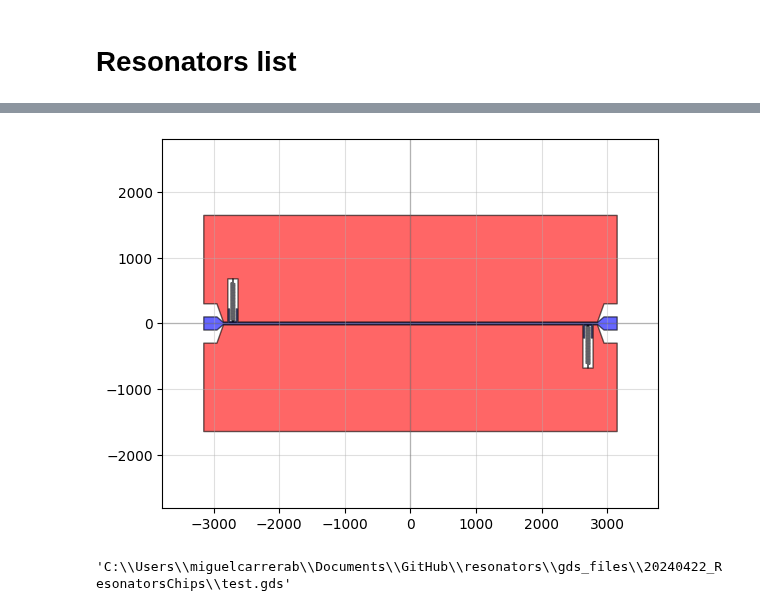
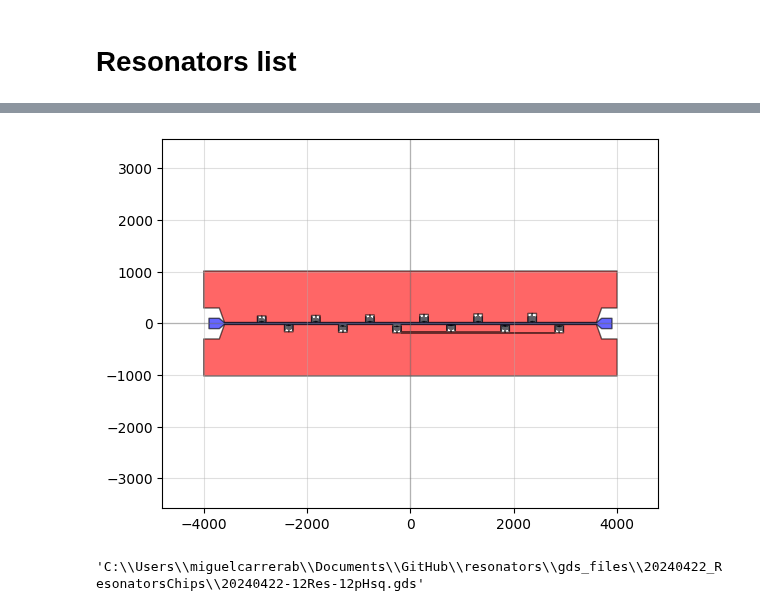
Before and after one commit to cbelo/resonators, a Jupyter notebook: 20240420-chips/design_chips.ipynb, the cells around one changed output, grey strips where cells are left out. Drawn from its saved outputs; the diff is of its cells as text; code cells hidden in the pictures.

Commit message:
new chips

```diff
--- a/20240420-chips/design_chips.ipynb
+++ b/20240420-chips/design_chips.ipynb
@@ -35,7 +35,7 @@ thickness_subs_Ge = [50e-9, 20e-9, 600e-9, 300e-9, 600e-6]
 # %%
 # 12pH/sq
 FeedlineWidth12 = 30
-FeedlineLength12  = 5700
+FeedlineLength12  = 7200
 FeedlineGap12 = 5
 FeedlineTaperLength12 =  100
 BondpadWidth12 =  200
@@ -104,49 +104,58 @@ Frequency of the feedline is 4.880979474744977 GHz
 # Resonators list
 # %%
 # 12pH/sq
-SeparationTlineResonator12 = 0
-NumberOfResonators12 = 2
+#Idea: 12 resonators, 6 on each side of the feedline
+#The six up have varying inductor length, the six down have varying SpacingCc
+SeparationTlineResonator12 = [0]*7 + [5,0,10,0,10]
+NumberOfResonators12 = 12
 
 #Resonator parameters
-CapacitorHorizontalLength12 = np.ones(NumberOfResonators12)*120
-CapacitorVerticalLength12 = np.ones(NumberOfResonators12)*200
-CapacitorWidth12 = np.ones(NumberOfResonators12)*15
+CapacitorHorizontalLength12 = np.ones(NumberOfResonators12)*150
+CapacitorVerticalLength12 = np.ones(NumberOfResonators12)*100
+CapacitorWidth12 = np.ones(NumberOfResonators12)*5
 
-NumberOfBends12 = np.ones(NumberOfResonators12, dtype=int)*50
-InductorVerticalLength12 = np.ones(NumberOfResonators12)*11
-InductorHorizontalLength12 = np.ones(NumberOfResonators12)*50
+NumberOfBends12 = np.ones(NumberOfResonators12, dtype=int)*[7,10,9,10,11,10,13,10,15,10, 17, 10]
+InductorVerticalLength12 = np.ones(NumberOfResonators12)*5
+InductorHorizontalLength12 = np.ones(NumberOfResonators12)*75
 InductorEndLength12 = 50*np.ones(NumberOfResonators12)
 InductorTotalLength12 = InductorVerticalLength12*(NumberOfBends12+4) + InductorEndLength12 +InductorHorizontalLength12*NumberOfBends12
-InductorWidth12 = np.ones(NumberOfResonators12)*1
+print('Inductor total length is', InductorTotalLength12)
+InductorWidth12 = np.ones(NumberOfResonators12)*0.6
 TaperWidth12 = np.ones(NumberOfResonators12)*20
 
-SpacingC012 = np.ones(NumberOfResonators12)*10
-SpacingCc12 = np.ones(NumberOfResonators12)*(-4)
+SpacingC012 = np.ones(NumberOfResonators12)*5
+SpacingCc12 = np.ones(NumberOfResonators12)*[10,10,10,20,10,30,10,5,10,10,10,20]
 TaperLength12 = np.ones(NumberOfResonators12)*5
+FinalSpacingBondpads12 = 100
 
+freqs = []
 for i in range(NumberOfResonators12):
     print(f'Resonator {i+1}')
-    print(f' Impedance: {impedance_Schuster(InductorWidth12[i]*1e-6, CapacitorWidth12[i]*1e-6, (SeparationTlineResonator12 + FeedlineGap12 + SpacingCc12[i])*1e-6 , FeedlineWidth12*1e-6,
+    # print(f' Impedance: {impedance_Schuster(InductorWidth12[i]*1e-6, CapacitorWidth12[i]*1e-6, (SeparationTlineResonator12[i] + FeedlineGap12 + SpacingCc12[i])*1e-6 , FeedlineWidth12*1e-6,
+    #                                         CapacitorVerticalLength12[i]*1e-6, SpacingC012[i]*1e-6,
+    #                                         InductorWidth12[i]*1e-6, InductorTotalLength12[i]*1e-6, Lk_12,
+    #                                     epsilon_r_Si, thickness_subs_Si)} Ohm')
+    freqs.append(resonance_freq_Schuster(InductorWidth12[i]*1e-6, CapacitorWidth12[i]*1e-6, (SeparationTlineResonator12[i] + FeedlineGap12 + SpacingCc12[i])*1e-6 , FeedlineWidth12*1e-6,
                                             CapacitorVerticalLength12[i]*1e-6, SpacingC012[i]*1e-6,
                                             InductorWidth12[i]*1e-6, InductorTotalLength12[i]*1e-6, Lk_12,
-                                        epsilon_r_Si, thickness_subs_Si)} Ohm')
+                                        epsilon_r_Si, thickness_subs_Si)/1e9)
+    # print(f' Frequency: {resonance_freq_Schuster(InductorWidth12[i]*1e-6, CapacitorWidth12[i]*1e-6, (SeparationTlineResonator12[i] + FeedlineGap12 + SpacingCc12[i])*1e-6 , FeedlineWidth12*1e-6,
+    #                                         CapacitorVerticalLength12[i]*1e-6, SpacingC012[i]*1e-6,
+    #                                         InductorWidth12[i]*1e-6, InductorTotalLength12[i]*1e-6, Lk_12,
+    #                                     epsilon_r_Si, thickness_subs_Si)/1e9} GHz')
+    # print('')
 
-    print(f' Frequency: {resonance_freq_Schuster(InductorWidth12[i]*1e-6, CapacitorWidth12[i]*1e-6, (SeparationTlineResonator12 + FeedlineGap12 + SpacingCc12[i])*1e-6 , FeedlineWidth12*1e-6,
-                                            CapacitorVerticalLength12[i]*1e-6, SpacingC012[i]*1e-6,
-                                            InductorWidth12[i]*1e-6, InductorTotalLength12[i]*1e-6, Lk_12,
-                                        epsilon_r_Si, thickness_subs_Si)/1e9} GHz')
-    print('')
-
-
-ChipSize12 = [FeedlineLength12 + 2*BondpadLength12 + 2*FeedlineTaperLength12, np.max(InductorTotalLength12) + 5*FeedlineWidth12]
+print('The frequencies are', freqs)
+ChipSize12 = [FeedlineLength12 + 2*BondpadLength12 + 2*FeedlineTaperLength12 + 2*FinalSpacingBondpads12, np.max(InductorTotalLength12) + 20*FeedlineWidth12]
 
 c, metal, chip12 = ChipResonatorsTline(ChipSize12, NumberOfResonators12, SeparationTlineResonator12,
                         FeedlineWidth12, FeedlineLength12, FeedlineGap12,
                         FeedlineTaperLength12, BondpadWidth12, BondpadLength12, BondpadGap12,
                         CapacitorHorizontalLength12, CapacitorVerticalLength12, CapacitorWidth12,
                         NumberOfBends12, InductorVerticalLength12, InductorHorizontalLength12, InductorWidth12, InductorEndLength12,
-                        TaperWidth12, TaperLength12, SpacingC012, SpacingCc12)
+                        TaperWidth12, TaperLength12, SpacingC012, SpacingCc12,
+                        FinalSpacingBondpads12)
 
 qp(chip12)
-chip12.write_gds(r"C:\Users\miguelcarrerab\Documents\GitHub\resonators\gds_files\20240422_ResonatorsChips\test.gds")
+chip12.write_gds(r"C:\Users\miguelcarrerab\Documents\GitHub\resonators\gds_files\20240422_ResonatorsChips\20240422-12Res-12pHsq.gds")
 # %% [output]
@@ -166,2 +179,2 @@ Resonator 2
-[figure, old version]
+[figure, new version]
-'C:\\Users\\miguelcarrerab\\Documents\\GitHub\\resonators\\gds_files\\20240422_ResonatorsChips\\test.gds'
+'C:\\Users\\miguelcarrerab\\Documents\\GitHub\\resonators\\gds_files\\20240422_ResonatorsChips\\20240422-12Res-12pHsq.gds'
```
Also changed, not shown: parts of 5 cells of this notebook, 5 other files.
